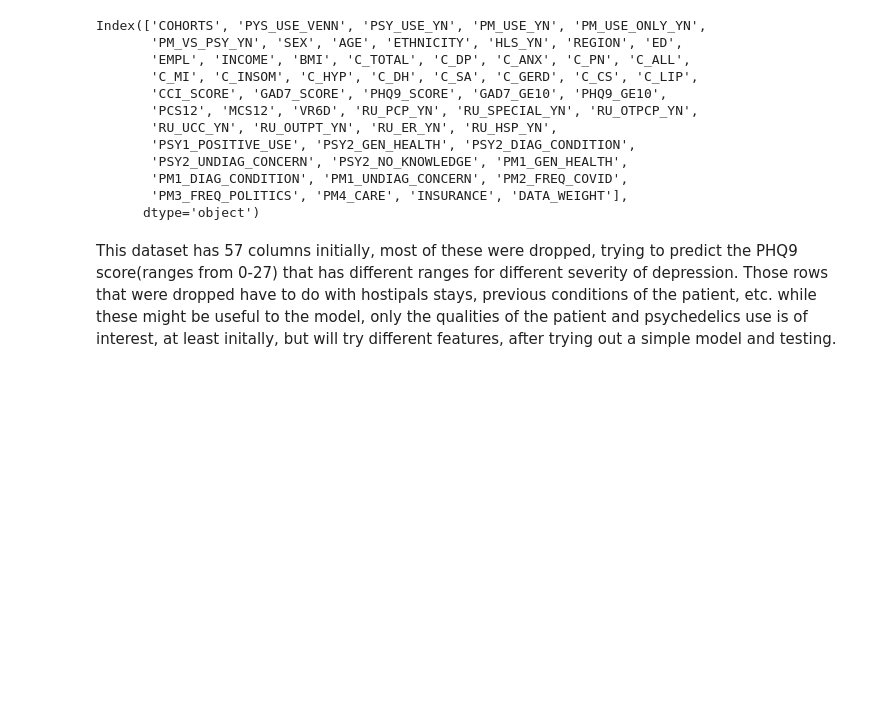
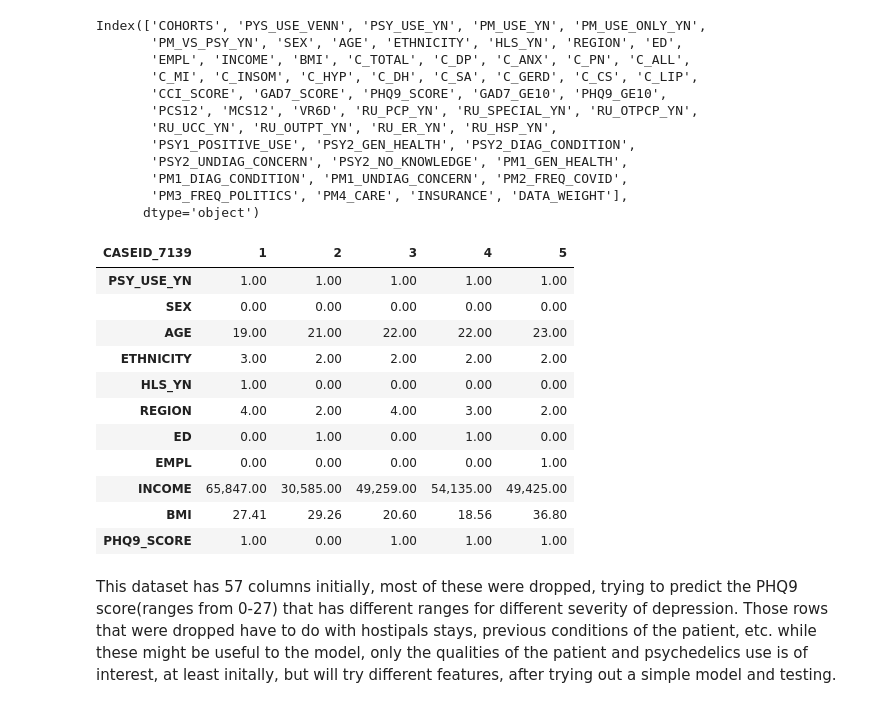
Before and after one commit to freedom-780/Psychedelic-Depression-Nexus-Predictive-Analysis-of-Patient-Outcomes, a Jupyter notebook: Psychedelic_mushrooms.ipynb, the cells around one changed output. Cells and saved outputs as stored; diff of their text form; code cells hidden in the pictures; blank space fills up the shorter version.

```diff
--- a/Psychedelic_mushrooms.ipynb
+++ b/Psychedelic_mushrooms.ipynb
@@ -38,6 +46,21 @@ Index(['COHORTS', 'PYS_USE_VENN', 'PSY_USE_YN', 'PM_USE_YN', 'PM_USE_ONLY_YN',
        'PM1_DIAG_CONDITION', 'PM1_UNDIAG_CONCERN', 'PM2_FREQ_COVID',
        'PM3_FREQ_POLITICS', 'PM4_CARE', 'INSURANCE', 'DATA_WEIGHT'],
       dtype='object')
+# %%
+df.head().T
+# %% [output]
+| CASEID_7139 | 1 | 2 | 3 | 4 | 5 |
+| PSY_USE_YN | 1.00 | 1.00 | 1.00 | 1.00 | 1.00 |
+| SEX | 0.00 | 0.00 | 0.00 | 0.00 | 0.00 |
+| AGE | 19.00 | 21.00 | 22.00 | 22.00 | 23.00 |
+| ETHNICITY | 3.00 | 2.00 | 2.00 | 2.00 | 2.00 |
+| HLS_YN | 1.00 | 0.00 | 0.00 | 0.00 | 0.00 |
+| REGION | 4.00 | 2.00 | 4.00 | 3.00 | 2.00 |
+| ED | 0.00 | 1.00 | 0.00 | 1.00 | 0.00 |
+| EMPL | 0.00 | 0.00 | 0.00 | 0.00 | 1.00 |
+| INCOME | 65,847.00 | 30,585.00 | 49,259.00 | 54,135.00 | 49,425.00 |
+| BMI | 27.41 | 29.26 | 20.60 | 18.56 | 36.80 |
+| PHQ9_SCORE | 1.00 | 0.00 | 1.00 | 1.00 | 1.00 |
 # %%
 # make a list of columns to keep
 
```
Also changed, not shown: parts of 25 cells of this notebook.
